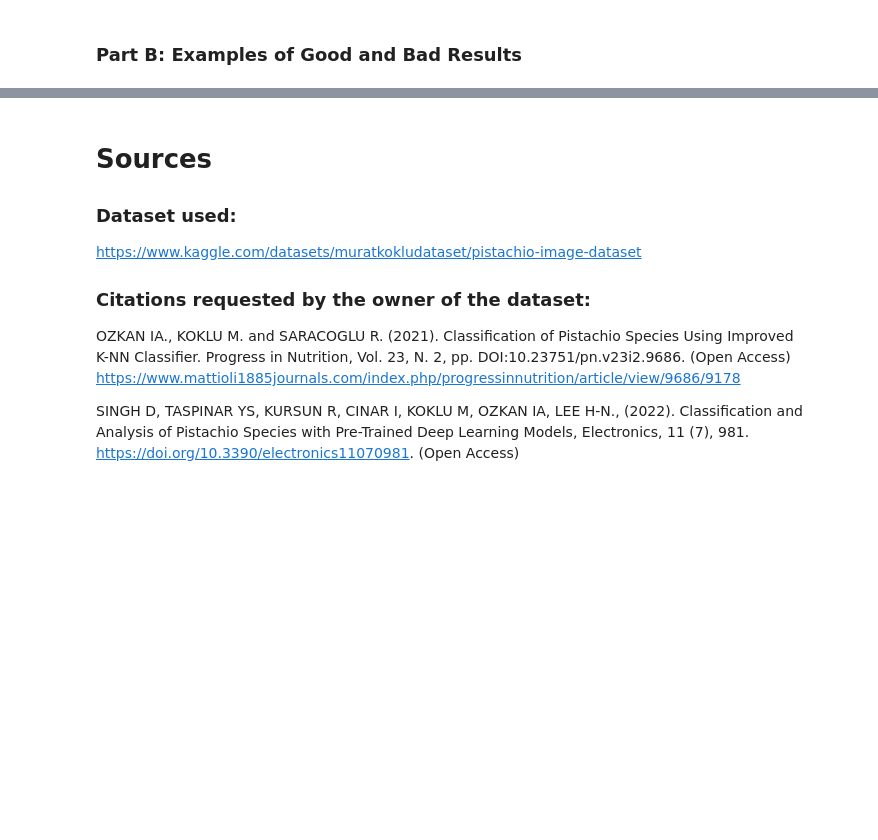
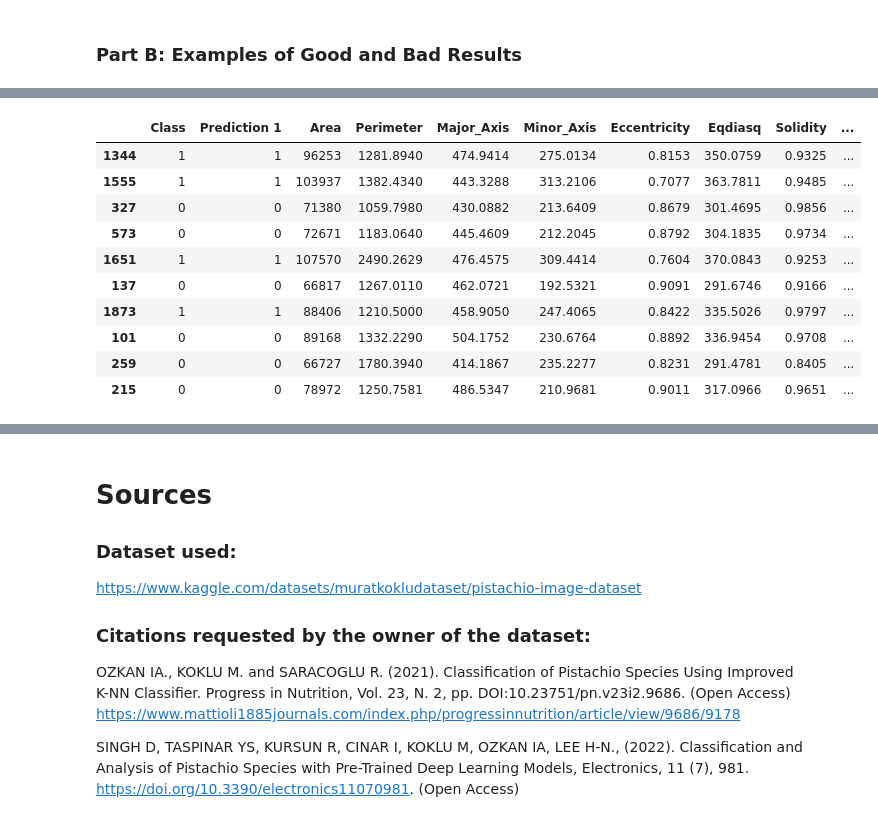
Before and after one commit to muhammedizol/csi4106, a Jupyter notebook: CSI 4106 Project 1.ipynb, the cells around one changed output, grey strips where cells are left out. Drawn from its saved outputs; the diff is of its cells as text; code cells hidden in the pictures; blank space fills up the shorter version.

```diff
--- a/CSI 4106 Project 1.ipynb
+++ b/CSI 4106 Project 1.ipynb
@@ -1236,0 +1287,13 @@ Given the choice, it would make most sense to pick Logistic Regression for this
+# %%
+# Creating a column for each of the model/predictions, a total of 10 columns
+count = 1
+p = predictions[0]
+for i in range(1,len(predictions)):
+    if count%5 != 0:
+        p = np.concatenate((p, predictions[i]))
+        count +=1
+    else:
+        df['Prediction '+str(i//5)] = p
+        p = predictions[i]
+        count = 1
+df['Prediction 10'] = p
@@ -1236,0 +1345,15 @@ Given the choice, it would make most sense to pick Logistic Regression for this
+# %%
+# Examples of good results for 1st model/prediction, sample of random 10 rows
+df.loc[df['Class'] == df['Prediction 1']].sample(n=10)[['Class']+['Prediction 1']+FEATURES_chosen]
+# %% [output]
+|  | Class | Prediction 1 | Area | Perimeter | Major_Axis | Minor_Axis | Eccentricity | Eqdiasq | Solidity | ... |
+| 1344 | 1 | 1 | 96253 | 1281.8940 | 474.9414 | 275.0134 | 0.8153 | 350.0759 | 0.9325 | ... |
+| 1555 | 1 | 1 | 103937 | 1382.4340 | 443.3288 | 313.2106 | 0.7077 | 363.7811 | 0.9485 | ... |
+| 327 | 0 | 0 | 71380 | 1059.7980 | 430.0882 | 213.6409 | 0.8679 | 301.4695 | 0.9856 | ... |
+| 573 | 0 | 0 | 72671 | 1183.0640 | 445.4609 | 212.2045 | 0.8792 | 304.1835 | 0.9734 | ... |
+| 1651 | 1 | 1 | 107570 | 2490.2629 | 476.4575 | 309.4414 | 0.7604 | 370.0843 | 0.9253 | ... |
+| 137 | 0 | 0 | 66817 | 1267.0110 | 462.0721 | 192.5321 | 0.9091 | 291.6746 | 0.9166 | ... |
+| 1873 | 1 | 1 | 88406 | 1210.5000 | 458.9050 | 247.4065 | 0.8422 | 335.5026 | 0.9797 | ... |
+| 101 | 0 | 0 | 89168 | 1332.2290 | 504.1752 | 230.6764 | 0.8892 | 336.9454 | 0.9708 | ... |
+| 259 | 0 | 0 | 66727 | 1780.3940 | 414.1867 | 235.2277 | 0.8231 | 291.4781 | 0.8405 | ... |
+| 215 | 0 | 0 | 78972 | 1250.7581 | 486.5347 | 210.9681 | 0.9011 | 317.0966 | 0.9651 | ... |
```
Also changed, not shown: parts of 41 cells of this notebook.
